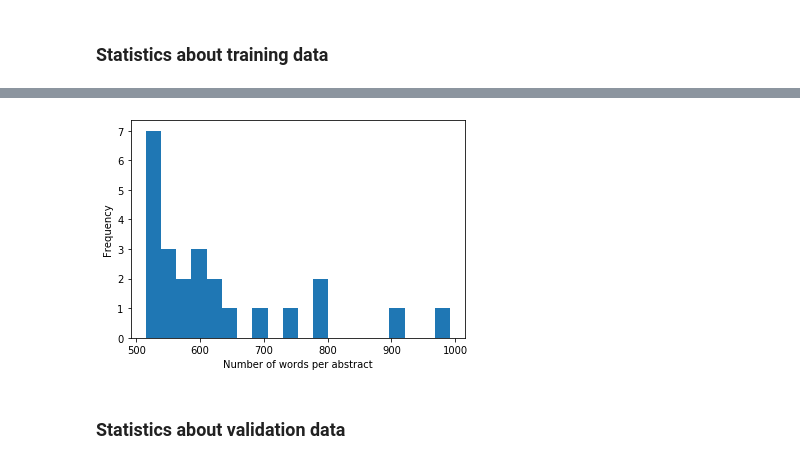
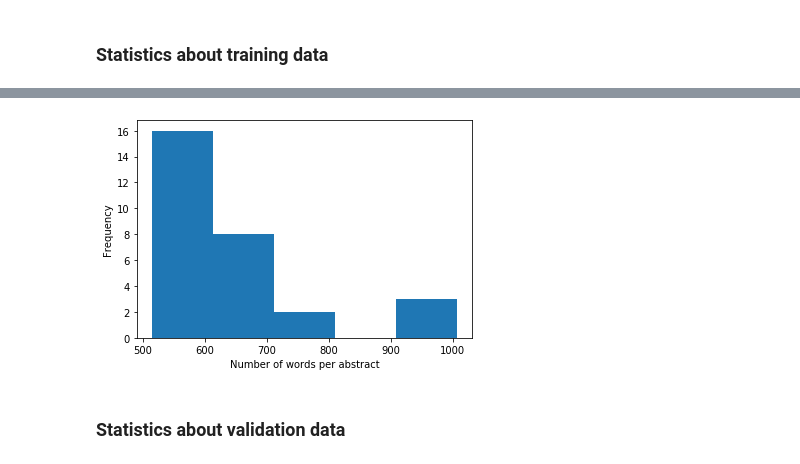
Before and after one commit to andreeaiana/graph_confrec, a Jupyter notebook: notebooks/Exploration General Papers.ipynb, the cells around one changed output, grey strips where cells are left out. Cells and saved outputs as stored; diff of their text form; code cells hidden in the pictures.

```diff
--- a/notebooks/Exploration General Papers.ipynb
+++ b/notebooks/Exploration General Papers.ipynb
@@ -432,10 +351,10 @@ df[df.len>512][["chapter_title", "len"]]
 # %%
-df["len"][df["len"]>512].plot(kind="hist",bins=20)
+df["len"][df["len"]>512].plot(kind="hist",bins=5)
 plt.legend().remove()
 plt.xlabel("Number of words per abstract")
 plt.show()
 # %% [output]
-[figure, old version]
+[figure, new version]
 # %% [markdown]
 ### Statistics about validation data
 # %%
```
Also changed, not shown: parts of 48 cells of this notebook, 3 other files.
